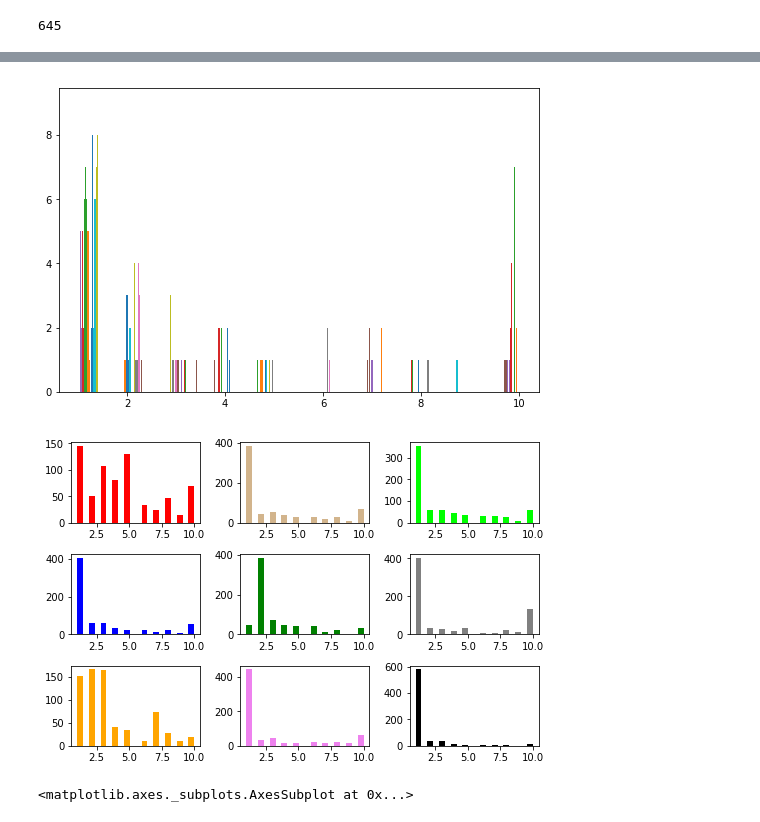
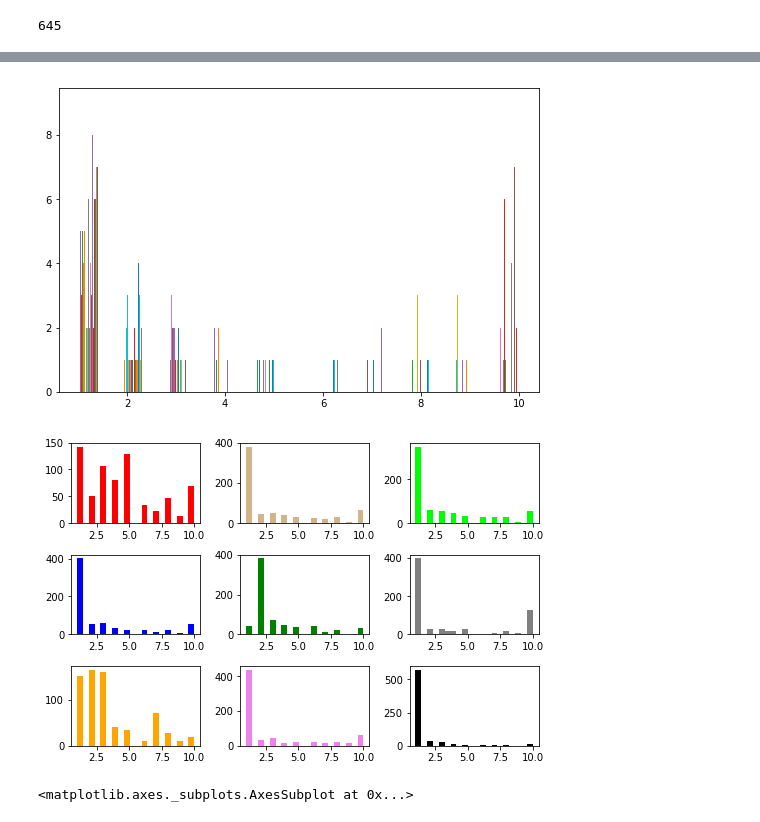
Before and after one commit to harshallpandit/INFO-I590-Python, a Jupyter notebook: code/Final_Part_II with corr().ipynb, the cells around one changed output, grey strips where cells are left out. Cells and saved outputs as stored; diff of their text form; code cells hidden in the pictures.

```diff
--- a/code/Final_Part_II with corr().ipynb
+++ b/code/Final_Part_II with corr().ipynb
@@ -100,0 +127,4 @@ Index(['Scn', 'A2', 'A3', 'A4', 'A5', 'A6', 'A7', 'A8', 'A9', 'A10', 'CLASS'], d
+# %%
+#the drop_duplicates function keep the first entry of a sample and removes entries that are duplicates across the
+#entire row, i.e. they are duplicate entries across every column
+bcw = bcw.drop_duplicates()
@@ -100,0 +139,7 @@ Index(['Scn', 'A2', 'A3', 'A4', 'A5', 'A6', 'A7', 'A8', 'A9', 'A10', 'CLASS'], d
+# %%
+#updating the bcw_clean dataframe with the duplicates removed. print out column titles to see where to subset
+bcw_clean=bcw[['A2', 'A3', 'A4', 'A5', 'A6', 'A7', 'A8', 'A9', 'A10', 'CLASS']]
+bcw_clean = bcw[['A2', 'A3', 'A4', 'A5', 'A6', 'A7', 'A8', 'A9', 'A10', 'CLASS']].mean(skipna=True)
+bcw_clean = bcw[['A2', 'A3', 'A4', 'A5', 'A6', 'A7', 'A8', 'A9', 'A10', 'CLASS']].fillna(bcw.mean(skipna=True, numeric_only=True))
+
+bcw_clean.columns
@@ -105,34 +165,34 @@ plt.hist(bcw_subset, bins=20)
 plt.tight_layout(rect=(0, 0, 1.2, 1.2))
 plt.show()
 # %% [output]
-[figure, old version]
+[figure, new version]
 # %%
 #Draw histograms for columns A2-A10 - histograms as subplots
 fig, axes = plt.subplots(nrows=3, ncols=3)
 ax0, ax1, ax2, ax3, ax4, ax5, ax6, ax7, ax8 = axes.flatten()
 
-ax0.hist(bcw['A2'], histtype='bar', color='red', bins=20)
+ax0.hist(bcw_clean['A2'], histtype='bar', color='red', bins=20)
 
-ax1.hist(bcw['A3'], histtype='bar',color='tan', bins=20)
+ax1.hist(bcw_clean['A3'], histtype='bar',color='tan', bins=20)
 
-ax2.hist(bcw['A4'], histtype='bar',color='lime',bins=20)
+ax2.hist(bcw_clean['A4'], histtype='bar',color='lime',bins=20)
 
-ax3.hist(bcw['A5'], histtype='bar',color='blue',bins=20)
+ax3.hist(bcw_clean['A5'], histtype='bar',color='blue',bins=20)
 
-ax4.hist(bcw['A6'], histtype='bar',color='green',bins=20)
+ax4.hist(bcw_clean['A6'], histtype='bar',color='green',bins=20)
 
-ax5.hist(bcw['A7'], histtype='bar',color='gray',bins=20)
+ax5.hist(bcw_clean['A7'], histtype='bar',color='gray',bins=20)
 
-ax6.hist(bcw['A8'], histtype='bar',color='orange',bins=20)
+ax6.hist(bcw_clean['A8'], histtype='bar',color='orange',bins=20)
 
-ax7.hist(bcw['A9'], histtype='bar',color='violet',bins=20)
+ax7.hist(bcw_clean['A9'], histtype='bar',color='violet',bins=20)
 
-ax8.hist(bcw['A10'], histtype='bar',color='black',bins=20)
+ax8.hist(bcw_clean['A10'], histtype='bar',color='black',bins=20)
 
 fig.tight_layout(rect=(0, 0, 1.2, 1.2))
 plt.show()
 # %% [output]
-[figure, old version]
+[figure, new version]
 # %%
 #Draw a bar plot for CLASS - you can use groupby to see counts of benign and malignant values or you can count
 #values directly using pd.value_counts() function and apply it to plot.bar() function.
```
Also changed, not shown: parts of 17 cells of this notebook.
